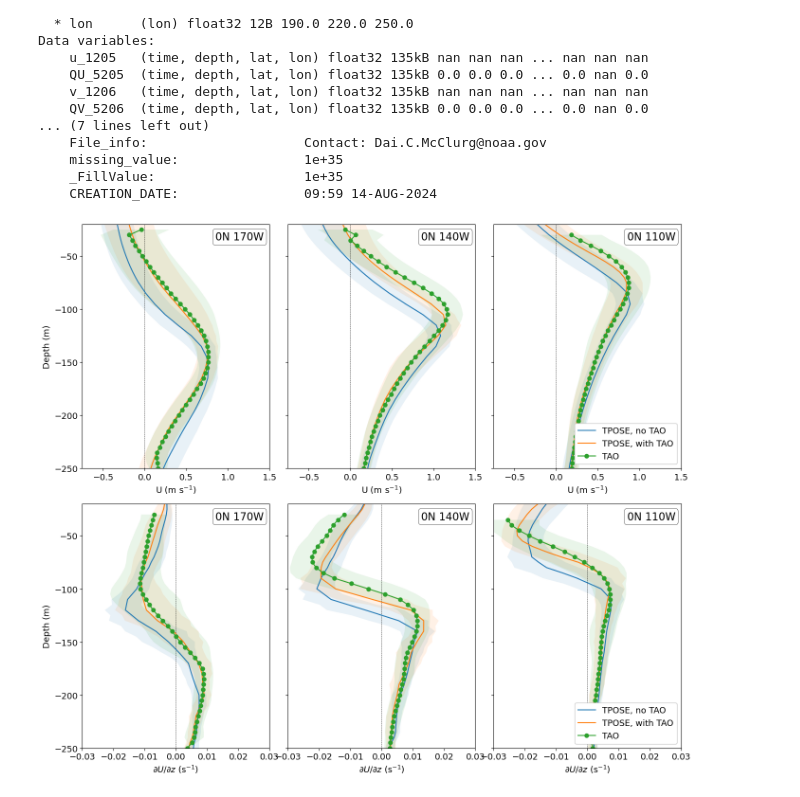
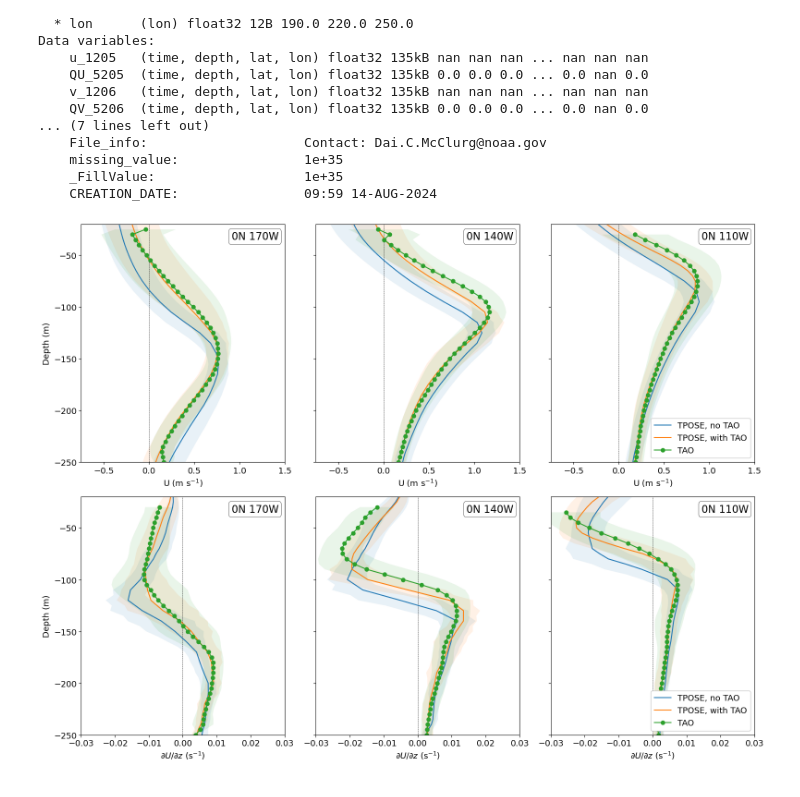
Before and after one commit to eldavenport/TPOSE6_VelocityAssim, a Jupyter notebook: TPOSE_TAO/OSM26_Figures.ipynb, the cells around one changed output. Cells and saved outputs as stored; diff of their text form; code cells hidden in the pictures.

```diff
--- a/TPOSE_TAO/OSM26_Figures.ipynb
+++ b/TPOSE_TAO/OSM26_Figures.ipynb
@@ -122,7 +136,7 @@ def vertical_shear(U):
     return U.differentiate('Z')
 # %%
 fig, ax = plt.subplots(
-    figsize=(14, 12),
+    figsize=(16, 12),
     nrows=2,
     ncols=3,
     sharey=True
@@ -222,32 +236,32 @@ for i, (xg, title) in enumerate(zip(XGs, titles)):
     ax[1, i].set_ylim(-250, -20)
     ax[1, i].set_xlim(-0.03, 0.03)
     ax[1, i].set_xlabel(r'$\partial U / \partial z$ (s$^{-1}$)')
     ax[1, i].set_ylabel('')
 
     # Set title in upper right corner of each subplot
     for r in [0, 1]:
         ax[r, i].text(
             0.97, 0.97, title,
             transform=ax[r, i].transAxes,
             ha='right', va='top',
             fontsize=16,
             bbox=dict(
                 boxstyle='round,pad=0.25',
                 facecolor='white',
                 edgecolor='k',
                 linewidth=0.5,
                 alpha=0.9
             )
         )
 
 
 ax[0, 0].set_ylabel('Depth (m)')
 ax[1, 0].set_ylabel('Depth (m)')
 
 ax[0, 2].legend(loc='lower right', framealpha=1)
 ax[1, 2].legend(loc='lower right', framealpha=1)
 
 plt.tight_layout()
-fig.savefig(foldername + 'UV_and_shear_mean_prof.png')
+fig.savefig(foldername + 'U_and_shear_mean_prof.png')
 # %% [output]
-[figure, old version]
+[figure, new version]
```
Also changed, not shown: parts of 2 cells of this notebook, 2 other files.
